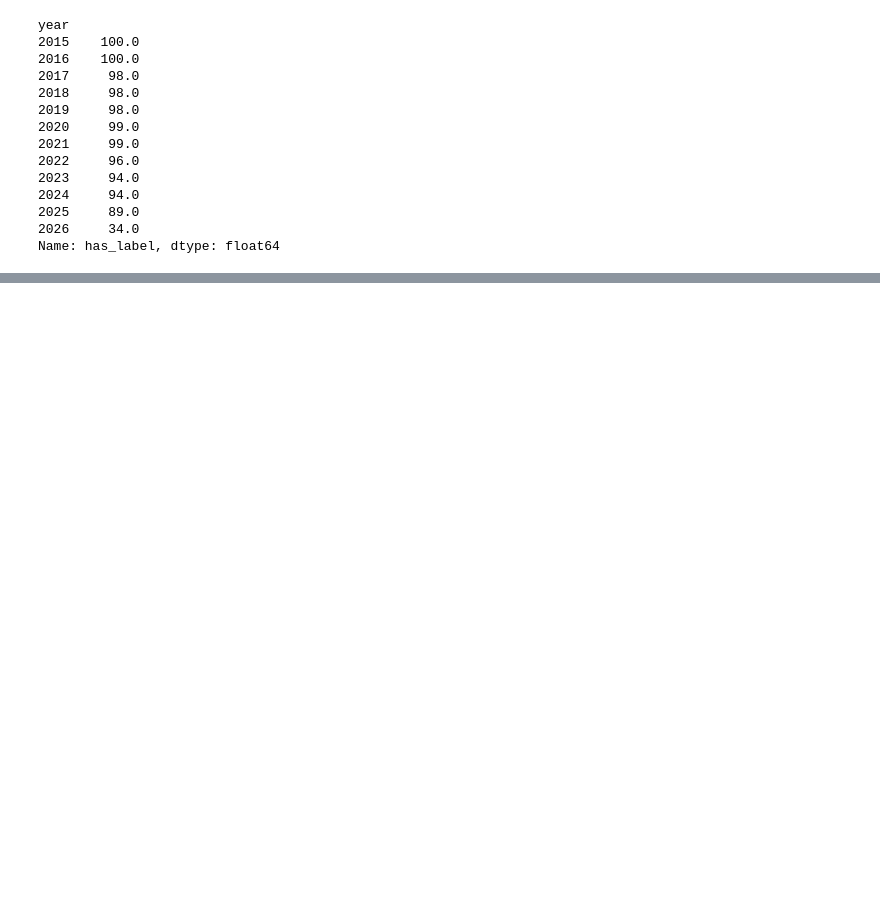
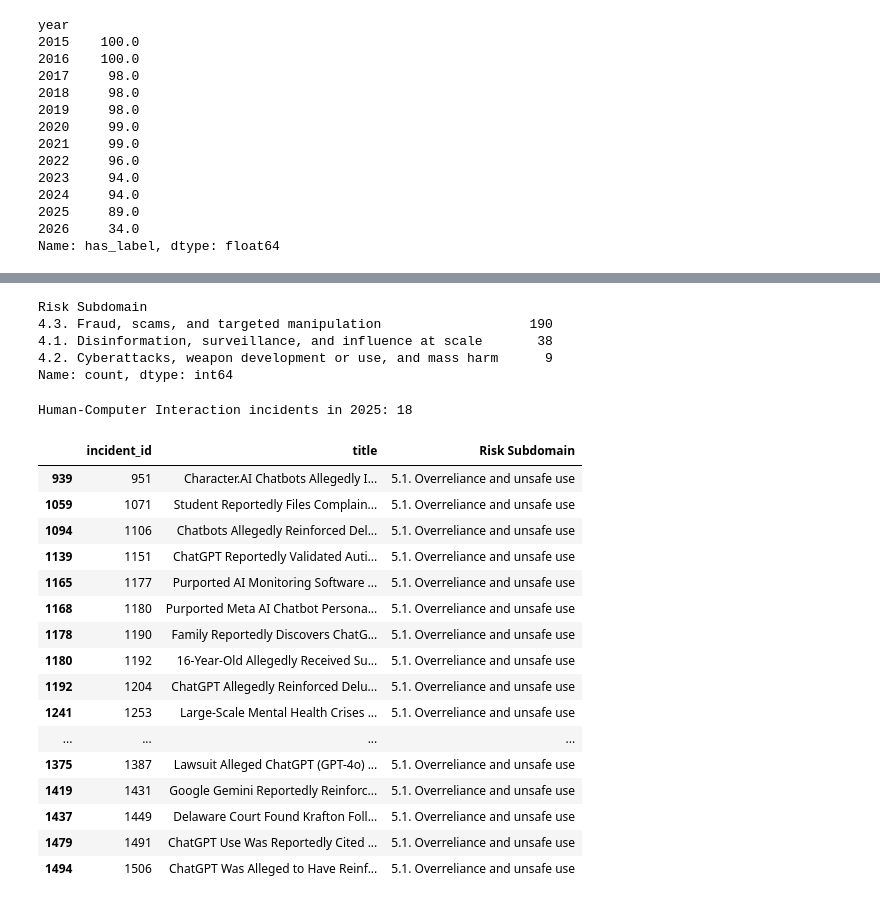
Before and after one commit to thepratimabaral/ai-incident-early-warning, a Jupyter notebook: 01_explore.ipynb, the cells around one changed output, grey strips where cells are left out. Drawn from its saved outputs; the diff is of its cells as text; code cells hidden in the pictures; blank space fills up the shorter version.

```diff
--- a/01_explore.ipynb
+++ b/01_explore.ipynb
@@ -174,0 +185,7 @@ Name: has_label, dtype: float64
+# %%
+pd.set_option("display.max_colwidth", 120)
+
+misuse_2025 = both[(both["year"] == 2025) & (both["Risk Domain"] == "4. Malicious Actors & Misuse")]
+print("Misuse incidents in 2025:", len(misuse_2025))
+
+misuse_2025[["incident_id", "title", "Risk Subdomain"]].sample(15, random_state=1)
@@ -174,0 +210,32 @@ Name: has_label, dtype: float64
+# %%
+misuse_2025["Risk Subdomain"].value_counts()
+# %% [output]
+Risk Subdomain
+4.3. Fraud, scams, and targeted manipulation                   190
+4.1. Disinformation, surveillance, and influence at scale       38
+4.2. Cyberattacks, weapon development or use, and mass harm      9
+Name: count, dtype: int64
+# %%
+hci_2025 = both[(both["year"] == 2025) & (both["Risk Domain"] == "5. Human-Computer Interaction")]
+print("Human-Computer Interaction incidents in 2025:", len(hci_2025))
+
+hci_2025[["incident_id", "title", "Risk Subdomain"]]
+# %% [output]
+Human-Computer Interaction incidents in 2025: 18
+|  | incident_id | title | Risk Subdomain |
+| 939 | 951 | Character.AI Chatbots Allegedly I... | 5.1. Overreliance and unsafe use |
+| 1059 | 1071 | Student Reportedly Files Complain... | 5.1. Overreliance and unsafe use |
+| 1094 | 1106 | Chatbots Allegedly Reinforced Del... | 5.1. Overreliance and unsafe use |
+| 1139 | 1151 | ChatGPT Reportedly Validated Auti... | 5.1. Overreliance and unsafe use |
+| 1165 | 1177 | Purported AI Monitoring Software ... | 5.1. Overreliance and unsafe use |
+| 1168 | 1180 | Purported Meta AI Chatbot Persona... | 5.1. Overreliance and unsafe use |
+| 1178 | 1190 | Family Reportedly Discovers ChatG... | 5.1. Overreliance and unsafe use |
+| 1180 | 1192 | 16-Year-Old Allegedly Received Su... | 5.1. Overreliance and unsafe use |
+| 1192 | 1204 | ChatGPT Allegedly Reinforced Delu... | 5.1. Overreliance and unsafe use |
+| 1241 | 1253 | Large-Scale Mental Health Crises ... | 5.1. Overreliance and unsafe use |
+| ... | ... | ... | ... |
+| 1375 | 1387 | Lawsuit Alleged ChatGPT (GPT-4o) ... | 5.1. Overreliance and unsafe use |
+| 1419 | 1431 | Google Gemini Reportedly Reinforc... | 5.1. Overreliance and unsafe use |
+| 1437 | 1449 | Delaware Court Found Krafton Foll... | 5.1. Overreliance and unsafe use |
+| 1479 | 1491 | ChatGPT Use Was Reportedly Cited ... | 5.1. Overreliance and unsafe use |
+| 1494 | 1506 | ChatGPT Was Alleged to Have Reinf... | 5.1. Overreliance and unsafe use |
```
Also changed, not shown: parts of 11 cells of this notebook, 2 other files.
